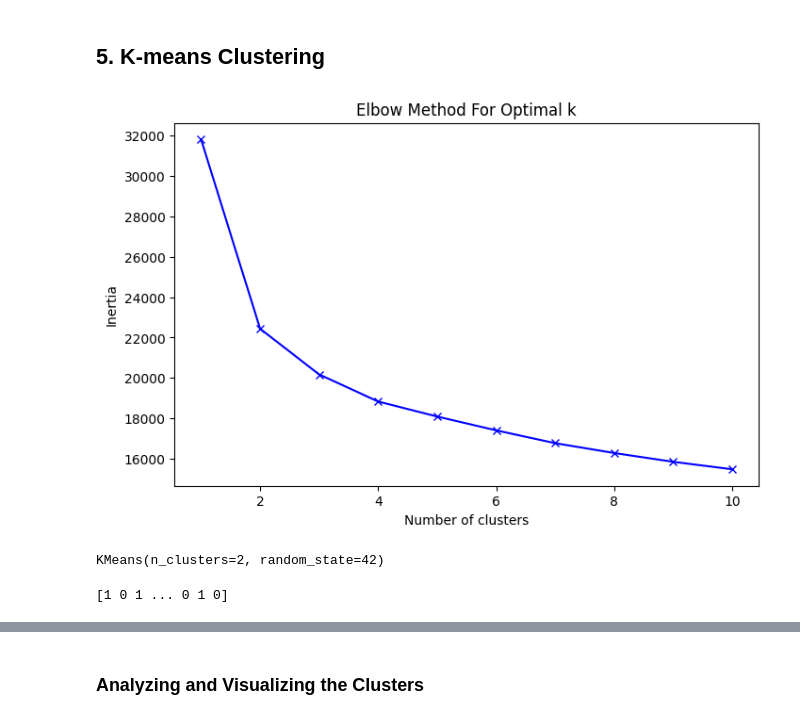
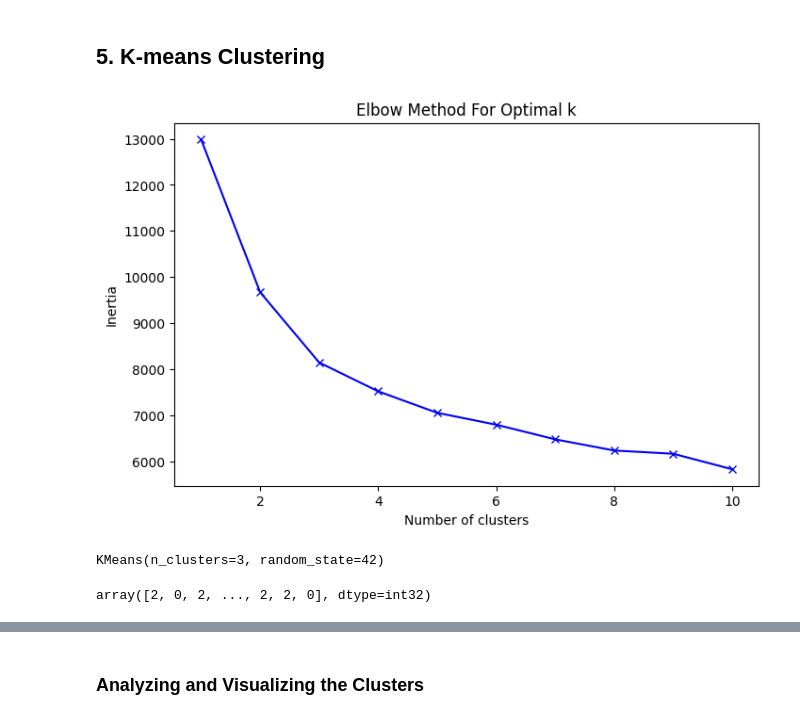
Before and after one commit to BettyKagendo/Advanced-Machine-Learning, a Jupyter notebook: week_7/customer_personality_analysis.ipynb, the cells around one changed output, grey strips where cells are left out. Saved outputs shown, nothing was run; the diff lists cells and outputs as text; code cells hidden in the pictures.

```diff
--- a/week_7/customer_personality_analysis.ipynb
+++ b/week_7/customer_personality_analysis.ipynb
@@ -192 +160,11 @@ data_encoded = pd.concat([data.drop(['Education', 'Marital_Status'], axis=1), fe
+# %%
+#Drop mnt columns to avoid multicollinearity
+data.drop(mnt_columns, axis=1, inplace=True)
+# %%
+#Drop kidhome and teenhome
+data.drop(['Kidhome', 'Teenhome'], axis=1, inplace=True)
+# %%
+#Drop categorical columns because Euclidean distance is not meaningful for discrete variables
+cat_columns = data.select_dtypes('object').columns
+data.drop(cat_columns, axis=1, inplace=True)
 # %% [markdown]
@@ -196,37 +174,38 @@ data_encoded = pd.concat([data.drop(['Education', 'Marital_Status'], axis=1), fe
 # %%
 #Scale the data
 scaler = RobustScaler()
-data_scaled = scaler.fit_transform(data_encoded)
+data_scaled = scaler.fit_transform(data)
+data_scaled_df = pd.DataFrame(data_scaled, columns=data.columns)
 # %% [markdown]
 ## 5. K-means Clustering
 # %%
 # Determine the optimal number of clusters
 inertia = []
 K = range(1, 11)
 for k in K:
-    kmeans = KMeans(n_clusters=k, n_init=12, random_state=42)
-    kmeans.fit(data_scaled)
+    kmeans = KMeans(init="k-means++", n_clusters=k, n_init=20, random_state=42)
+    kmeans.fit(data_scaled_df)
     inertia.append(kmeans.inertia_)
 
 # Plot the elbow graph
 plt.figure(figsize=(8, 5))
 plt.plot(K, inertia, 'bx-')
 plt.xlabel('Number of clusters')
 plt.ylabel('Inertia')
 plt.title('Elbow Method For Optimal k')
 plt.show()
 # %% [output]
-[figure, old version]
+[figure, new version]
 # %%
 # Training the K-means Model
-k_means = KMeans(n_clusters=2, random_state=42)
-k_means.fit(data_scaled)
+k_means = KMeans(n_clusters=3, random_state=42)
+k_means.fit(data_scaled_df)
 # %% [output]
-KMeans(n_clusters=2, random_state=42)
+KMeans(n_clusters=3, random_state=42)
 # %%
 labels = k_means.labels_
-print(labels)
+labels
 # %% [output]
-[1 0 1 ... 0 1 0]
+array([2, 0, 2, ..., 2, 2, 0], dtype=int32)
 # %%
 # Create a new DataFrame with the cluster labels
```
Also changed, not shown: parts of 35 cells of this notebook.
